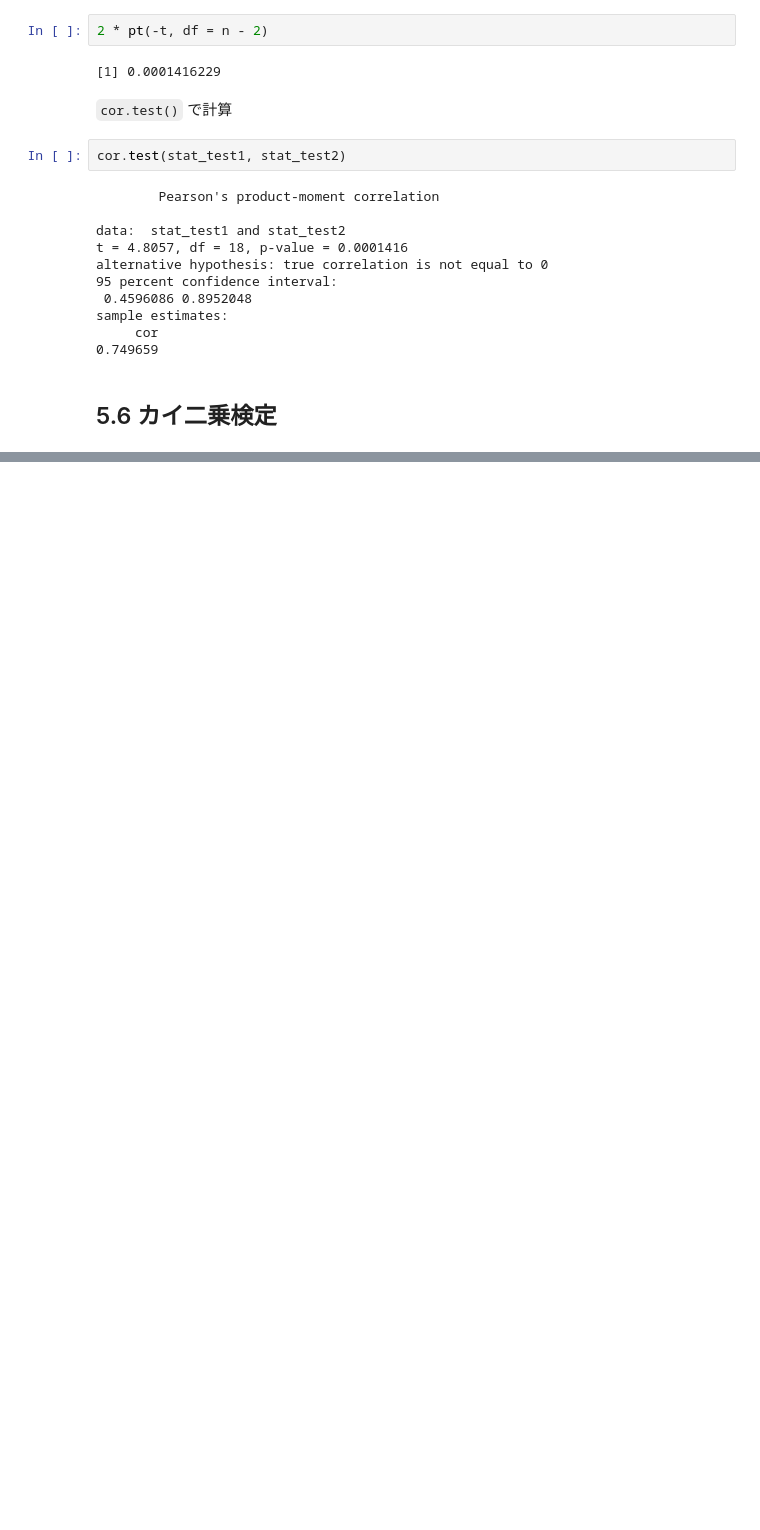
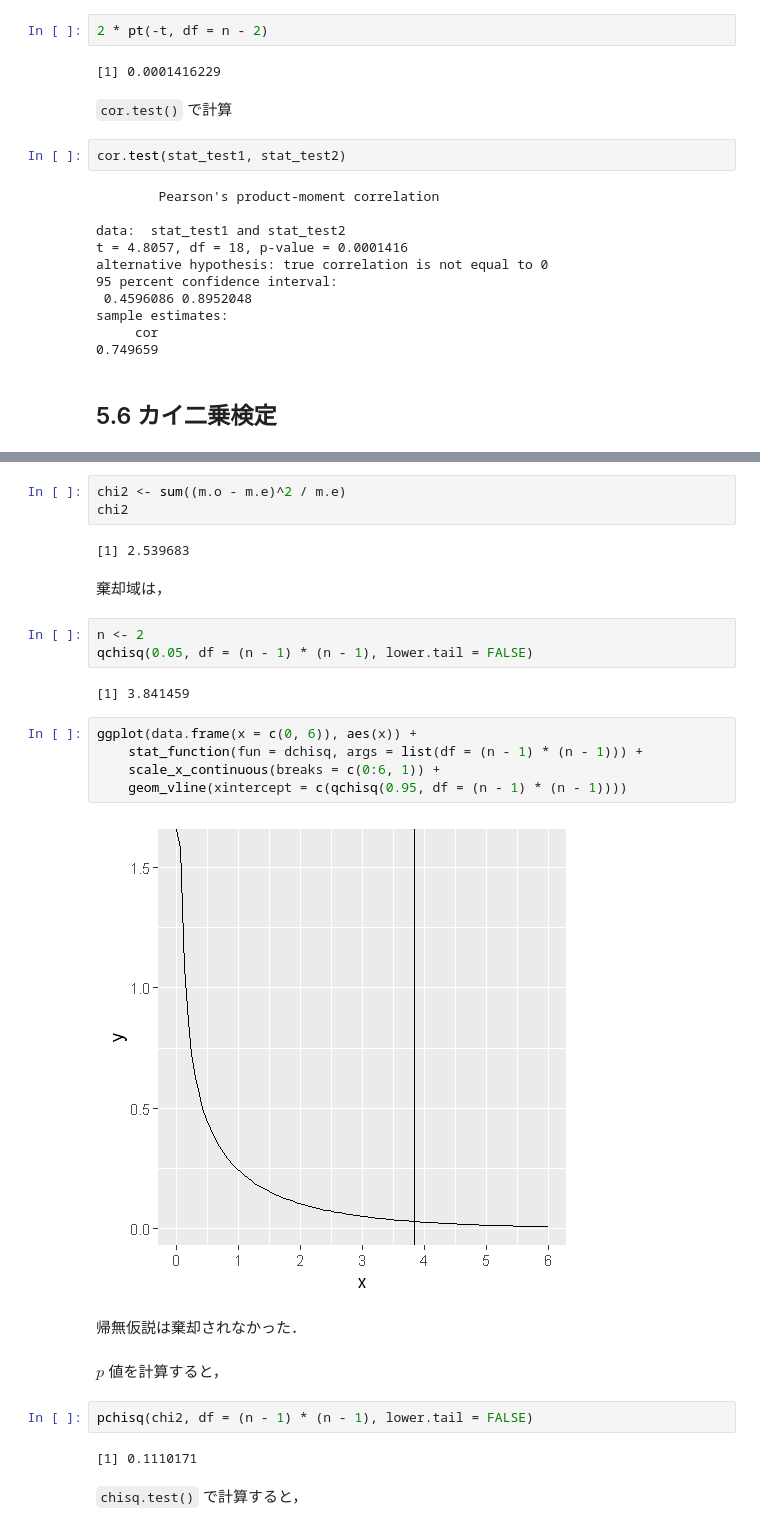
Before and after one commit to whatalnk/r-easy-stat, a Jupyter notebook: Chap05.ipynb, the cells around one changed output, grey strips where cells are left out. Saved outputs shown, nothing was run; the diff lists cells and outputs as text; blank space fills up the shorter version.

```diff
--- a/Chap05.ipynb
+++ b/Chap05.ipynb
@@ -225,0 +285,29 @@ sample estimates:
+# %%
+chi2 <- sum((m.o - m.e)^2 / m.e)
+chi2
+# %% [output]
+[1] 2.539683
+# %% [markdown]
+棄却域は，
+# %%
+n <- 2
+qchisq(0.05, df = (n - 1) * (n - 1), lower.tail = FALSE)
+# %% [output]
+[1] 3.841459
+# %%
+ggplot(data.frame(x = c(0, 6)), aes(x)) +
+    stat_function(fun = dchisq, args = list(df = (n - 1) * (n - 1))) +
+    scale_x_continuous(breaks = c(0:6, 1)) +
+    geom_vline(xintercept = c(qchisq(0.95, df = (n - 1) * (n - 1))))
+# %% [output]
+[figure, added]
+# %% [markdown]
+帰無仮説は棄却されなかった．
+# %% [markdown]
+$p$ 値を計算すると，
+# %%
+pchisq(chi2, df = (n - 1) * (n - 1), lower.tail = FALSE)
+# %% [output]
+[1] 0.1110171
+# %% [markdown]
+`chisq.test()` で計算すると，
```
Also changed, not shown: parts of 49 cells of this notebook.
